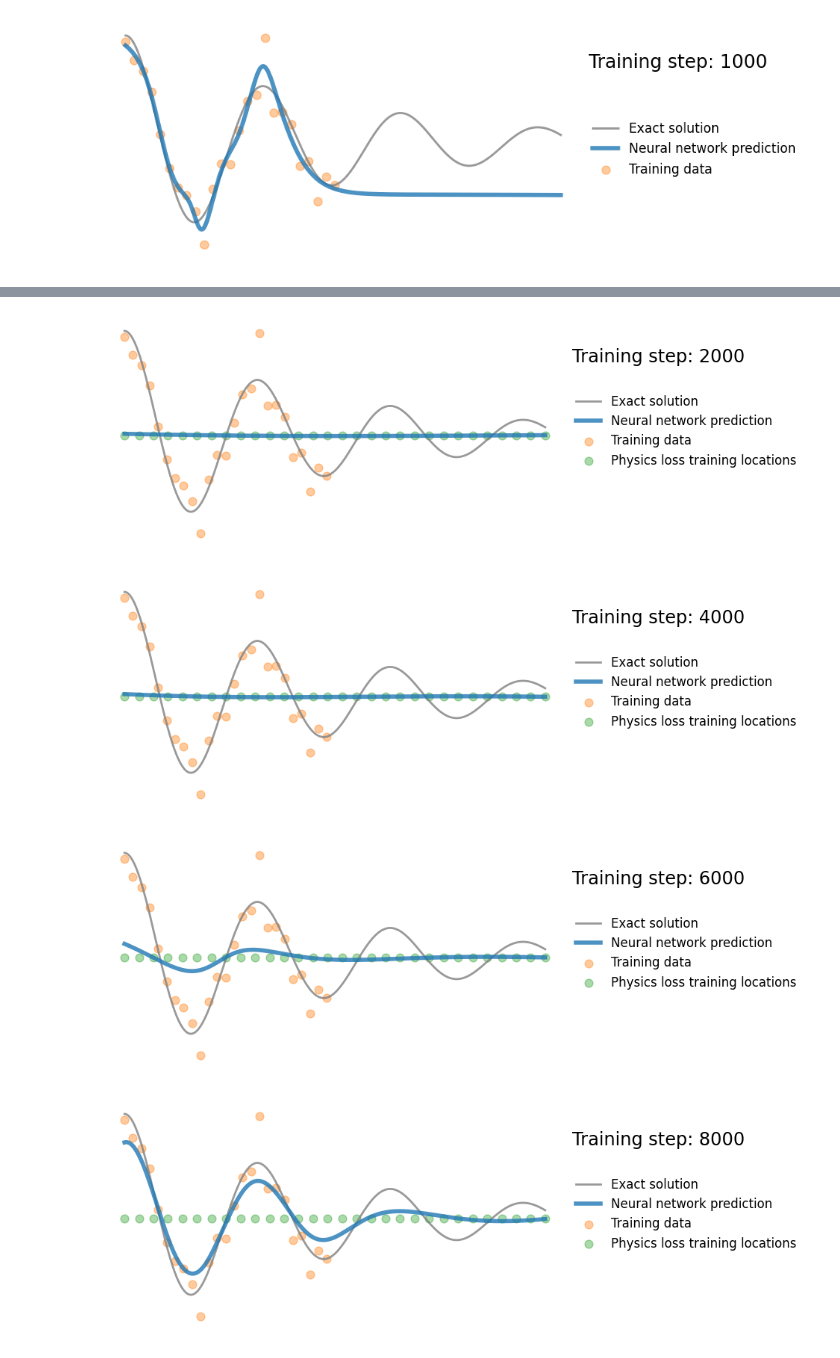
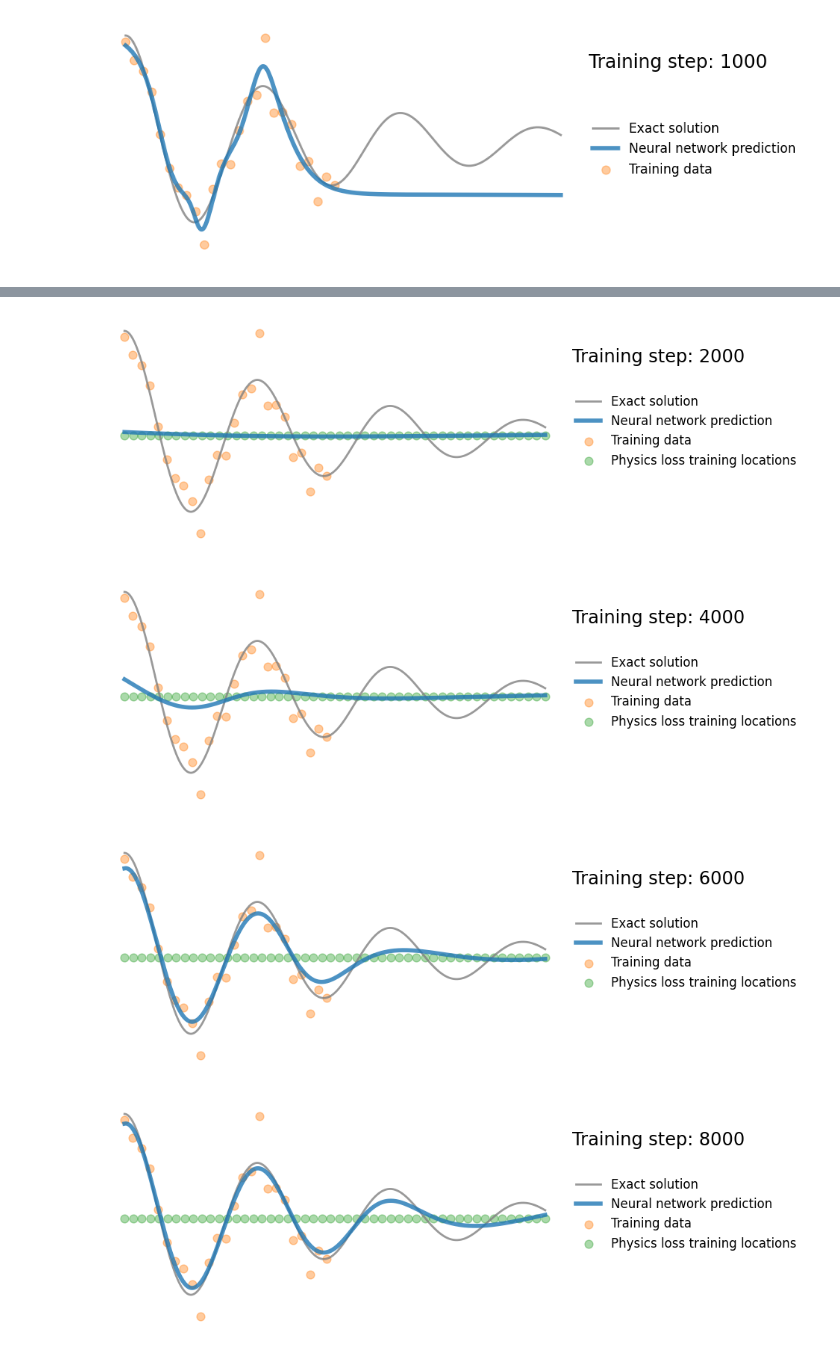
Before and after one commit to JuanJGalindo/ML-Theory, a Jupyter notebook: PINNs/1Introduccion_OsciladorHarmonico.ipynb, the cells around one changed output, grey strips where cells are left out. Saved outputs shown, nothing was run; the diff lists cells and outputs as text; code cells hidden in the pictures.

```diff
--- a/PINNs/1Introduccion_OsciladorHarmonico.ipynb
+++ b/PINNs/1Introduccion_OsciladorHarmonico.ipynb
@@ -190,49 +220,62 @@ Aquí, evaluamos la pérdida física en 30 puntos uniformemente espaciados a lo
 # %%
-x_physics = torch.linspace(0,1,30).view(-1,1).requires_grad_(True) # Sample locations over the problem domain
+x_physics = torch.linspace(0,1,50).view(-1,1).requires_grad_(True) # Sample locations over the problem domain
 mu, k = 2*d, w0**2
 
+# Check if GPU is available and move tensors to GPU
+device = torch.device("cuda" if torch.cuda.is_available() else "cpu")
+x_physics = x_physics.to(device)
+x_data = x_data.to(device)
+y_data = y_data.to(device)
+
 torch.manual_seed(123)
-model = FCN(1,1,32,3)
+model = FCN(1,1,32,3).to(device) # Move model to GPU
 optimizer = torch.optim.Adam(model.parameters(),lr=1e-4)
 files = []
+loss_history = []
 for i in range(20000):
     optimizer.zero_grad()
 
     # Compute the "data loss"
     yh = model(x_data)
-    loss1 = torch.mean((yh-y_data)**2)# use mean squared error
+    lossData = torch.mean((yh-y_data)**2)# use mean squared error
 
     # Compute the "physics loss"
     yhp = model(x_physics)
-    dx  = torch.autograd.grad(yhp, x_physics, torch.ones_like(yhp), create_graph=True)[0] # Computes dy/dx
-    dx2 = torch.autograd.grad(dx,  x_physics, torch.ones_like(dx),  create_graph=True)[0] # Computes d^2y/dx^2
+    dx  = torch.autograd.grad(yhp, x_physics, torch.ones_like(yhp, device=device), create_graph=True)[0] # Computes dy/dx
+    dx2 = torch.autograd.grad(dx,  x_physics, torch.ones_like(dx, device=device),  create_graph=True)[0] # Computes d^2y/dx^2
     physics = dx2 + mu*dx + k*yhp # Computes the residual of the 1D harmonic oscillator differential equation
-    loss2 = (1e-4)*torch.mean(physics**2)
+    lossPhys = torch.mean(physics**2)
 
     # Backpropagate joint loss
-    loss = loss1 + 2*loss2 # Add two loss terms together
+    loss = lossData + (1e-4)*lossPhys # Add two loss terms together
     loss.backward()
+    loss_history.append(loss.item())
     optimizer.step()
 
 
     # Plot the result as training progresses
     if (i+1) % 100 == 0:
 
-        yh = model(x).detach()
-        xp = x_physics.detach()
+        # Move tensors to CPU for plotting
+        yh_cpu = model(x.to(device)).detach().cpu()
+        xp_cpu = x_physics.detach().cpu()
+        x_cpu = x.detach().cpu()
+        y_cpu = y.detach().cpu()
+        x_data_cpu = x_data.detach().cpu()
+        y_data_cpu = y_data.detach().cpu()
 
-        plot_result(x,y,x_data,y_data,yh,xp)
+        plot_result(x_cpu,y_cpu,x_data_cpu,y_data_cpu,yh_cpu,xp_cpu)
 
         file = "plots/pinn_%.8i.png"%(i+1)
         plt.savefig(file, bbox_inches='tight', pad_inches=0.1, dpi=100, facecolor="white")
         files.append(file)
 
         if (i+1) % 2000 == 0: plt.show()
         else: plt.close("all")
 
 save_gif_PIL("pinn.gif", files, fps=20, loop=0)
 # %% [output]
 [figure]
-[figure, old version]
+[figure, new version]
-[figure, old version]
+[figure, new version]
-[figure, old version]
+[figure, new version]
```
Also changed, not shown: parts of 7 cells of this notebook.
